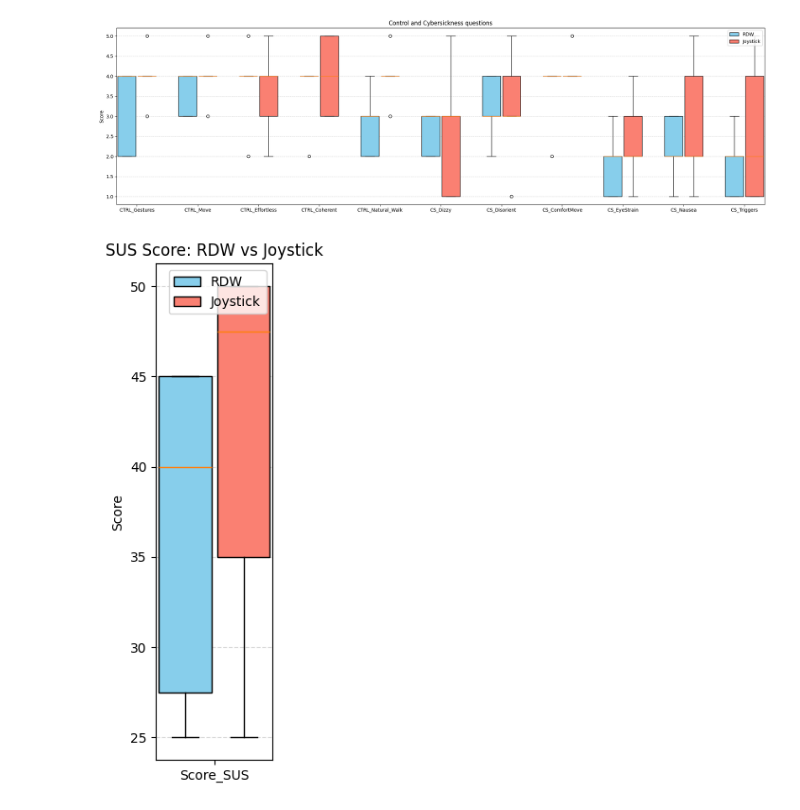
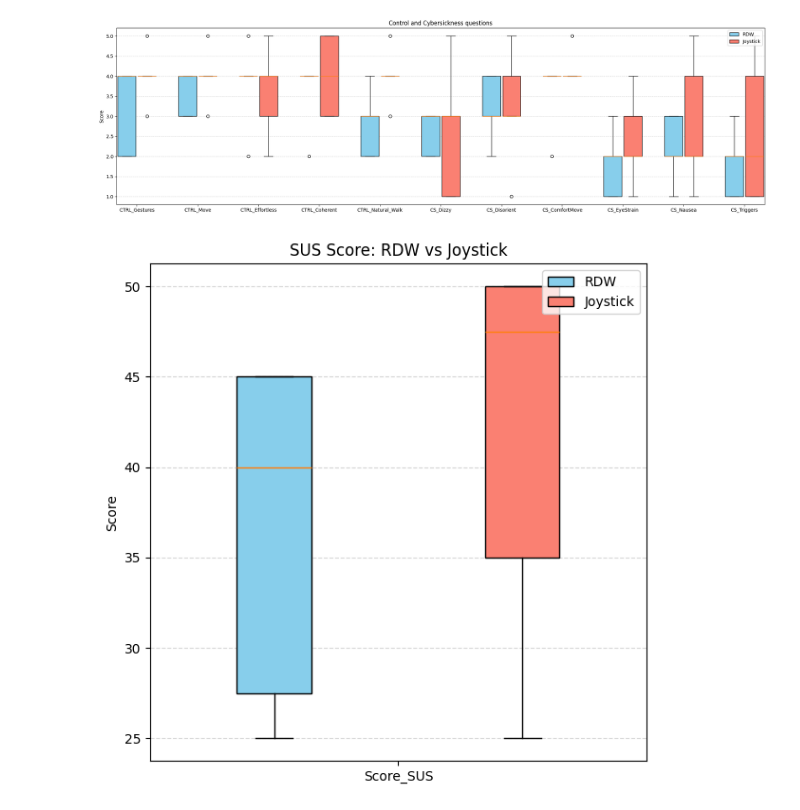
Before and after one commit to xuanuyenvu/mann-whitney-u-test-rdw, a Jupyter notebook: main.ipynb, the cells around one changed output. Drawn from its saved outputs; the diff is of its cells as text; code cells hidden in the pictures.

```diff
--- a/main.ipynb
+++ b/main.ipynb
@@ -67,7 +67,7 @@ print(results_df)
 17          CS_Nausea  10.5  0.744882       2.0    1.0       2.0    2.0 -0.132
 18        CS_Triggers  10.0  0.662311       2.0    1.0       2.0    3.0 -0.165
 # %%
-def v_boxplot(data_rdw, data_js, cols, fig_title="Boxplot", figsize=(20,6), rot=90):
+def v_boxplot(data_rdw, data_js, cols, fig_title="Boxplot", figsize=(20,6), rot=90, width=0.9):
 
     n = len(cols)
 
@@ -85,7 +85,7 @@ def v_boxplot(data_rdw, data_js, cols, fig_title="Boxplot", figsize=(20,6), rot=
 
 
     plt.figure(figsize=figsize)
-    bplots = plt.boxplot(all_data, positions=positions, widths=0.9, patch_artist=True)
+    bplots = plt.boxplot(all_data, positions=positions, widths=width, patch_artist=True)
 
     # Coloration des boxplots
     colors = ['skyblue', 'salmon'] * n  # RDW=skyblue, JS=salmon
@@ -145,11 +145,12 @@ sus_dataB = sus[sus["ID"].str.startswith("B")].drop(columns=["ID"])
 # %%
 v_boxplot(
     sus_dataA,
     sus_dataB,
     cols=["Score_SUS"],
     fig_title="SUS Score: RDW vs Joystick",
-    figsize=(2,6),
-    rot=0
+    figsize=(6,6),
+    rot=0,
+    width=0.3
 )
 # %% [output]
-[figure, old version]
+[figure, new version]
```
